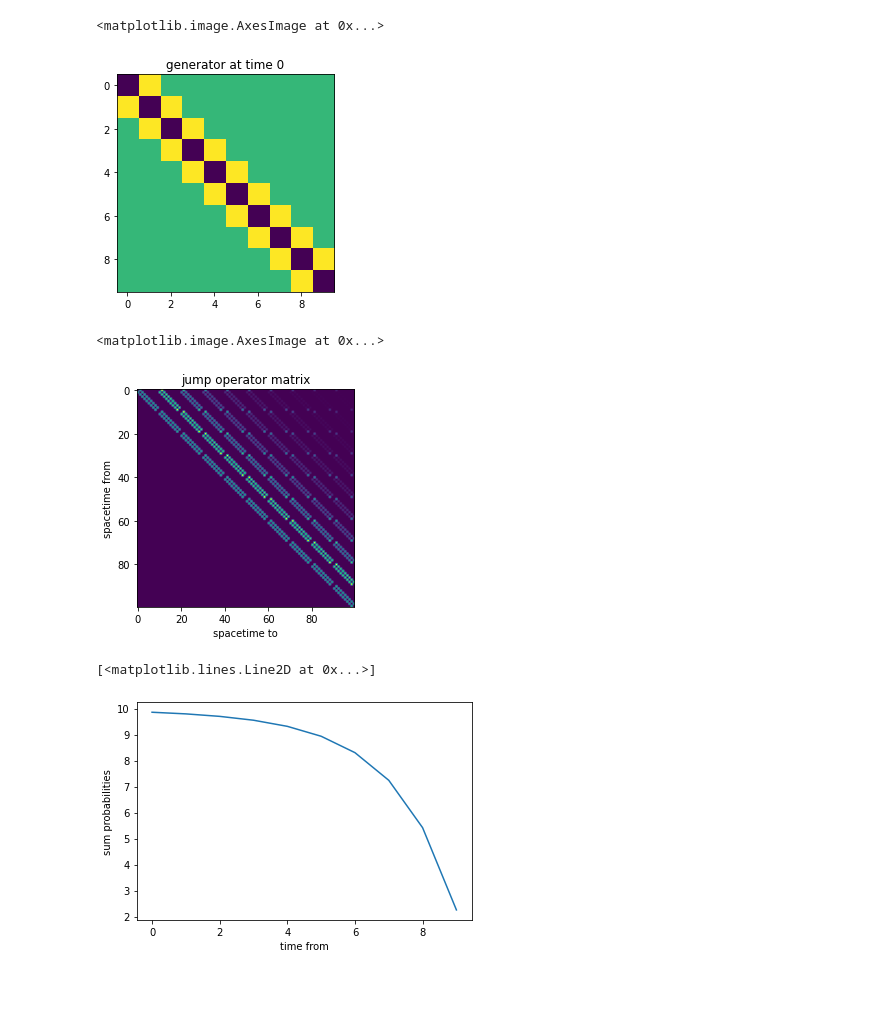
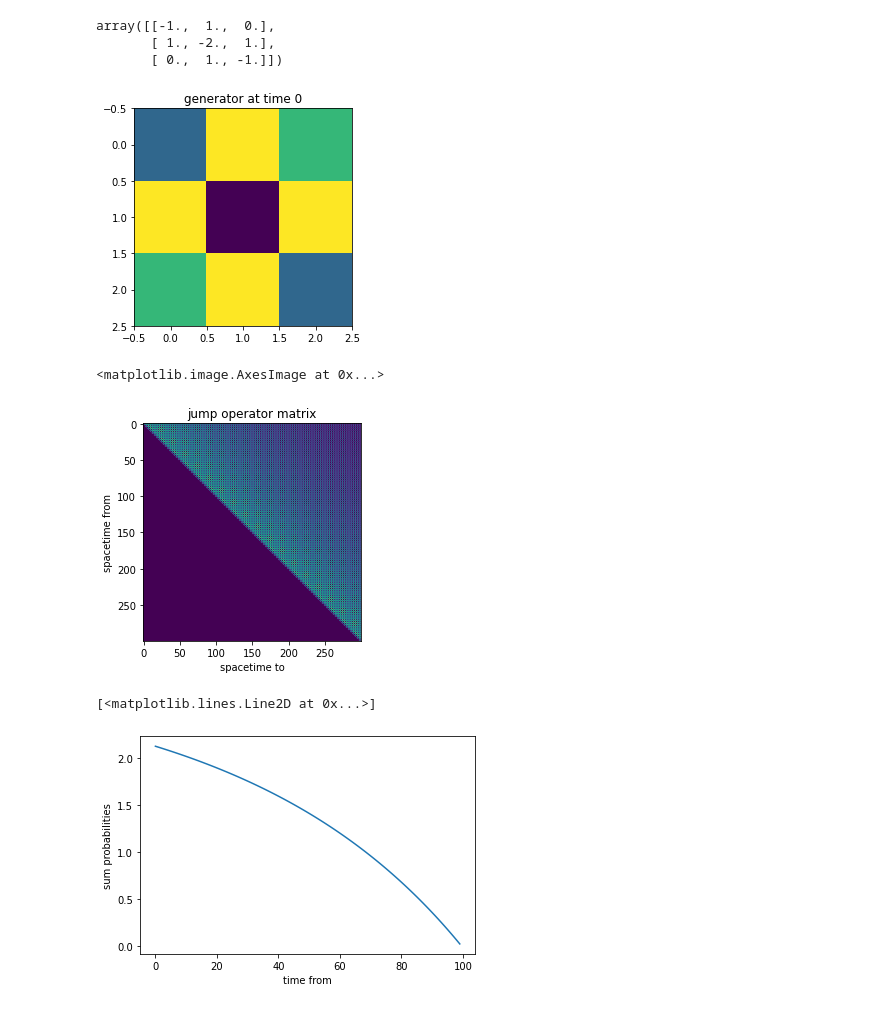
Before and after one commit to axsk/augmented-jump-chain, a Jupyter notebook: ajctest.ipynb, the cells around one changed output. Cells and saved outputs as stored; diff of their text form; code cells hidden in the pictures.

```diff
--- a/ajctest.ipynb
+++ b/ajctest.ipynb
@@ -9,22 +9,25 @@ def simpleq(n):
     Q = np.zeros((n,n))
     np.fill_diagonal(Q[1:,:], 1)
     np.fill_diagonal(Q[:,1:], 1)
-    np.fill_diagonal(Q, -2)
+    np.fill_diagonal(Q, -np.sum(Q, axis=1))
     return Q
 # %%
-nx = 10
-nt = 10
-dt = 0.3
+nx = 3
+nt = 100
+dt = 0.01
 
 dts = np.array([dt for i in range(nt)])
 #dts[-1] = 100
 Qs = np.dstack([simpleq(nx) for i in range(nt)])
 
 plt.title("generator at time 0")
 plt.imshow(Qs[:,:,0])
+Qs[:,:,0]
 # %% [output]
-<matplotlib.image.AxesImage at 0x...>
+array([[-1.,  1.,  0.],
+       [ 1., -2.,  1.],
+       [ 0.,  1., -1.]])
-[figure, old version]
+[figure, new version]
 # %%
 j1 = ajc.AJCGalerkin(Qs, dts)
 plt.title("jump operator matrix")
@@ -33,14 +36,14 @@ plt.ylabel("spacetime from")
 plt.imshow(j1.km)
 # %% [output]
 <matplotlib.image.AxesImage at 0x...>
-[figure, old version]
+[figure, new version]
 # %%
 plt.xlabel("time from")
 plt.ylabel("sum probabilities")
 plt.plot(j1.k.sum(axis=(0,2,3)))
 # %% [output]
 [<matplotlib.lines.Line2D at 0x...>]
-[figure, old version]
+[figure, new version]
 # %%
 p=np.zeros((nx, nt))
 p[0,0]=.5
```
Also changed, not shown: parts of 25 cells of this notebook, 1 other file.
